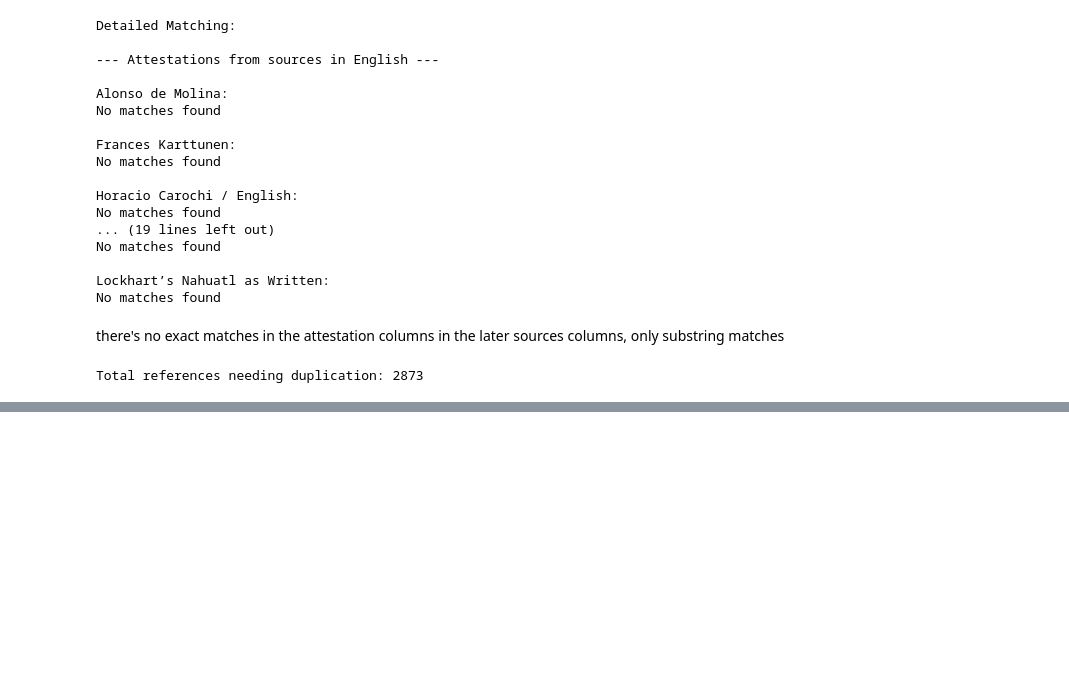
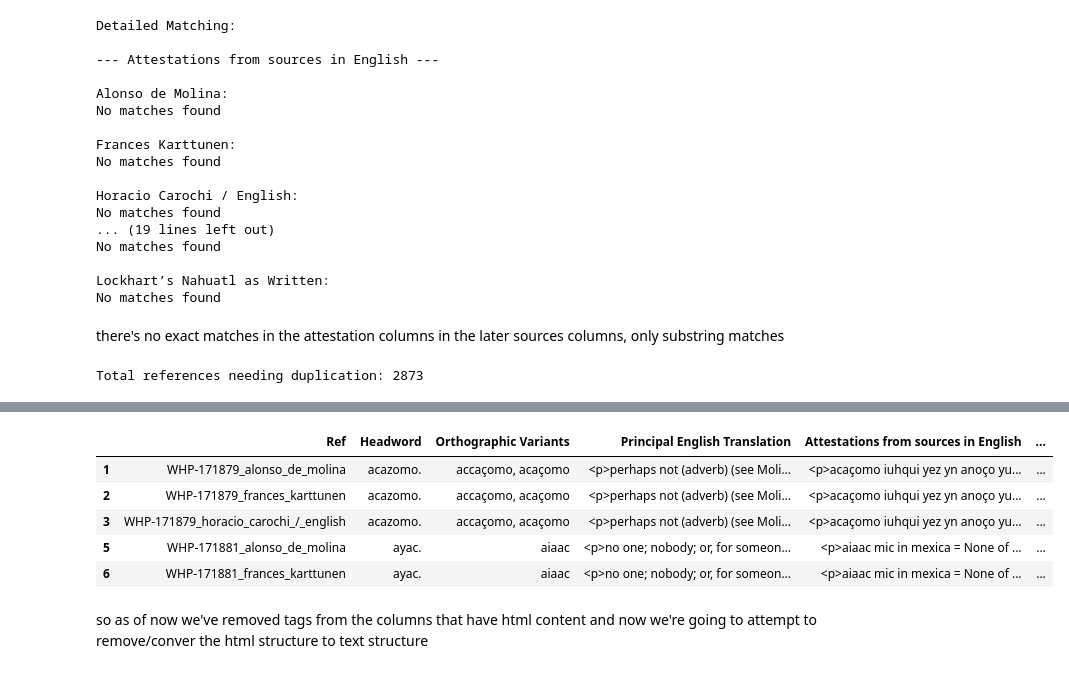
Before and after one commit to kevin14767/NahuatLEX, a Jupyter notebook: src/notebooks/whp_notebook.ipynb, the cells around one changed output, grey strips where cells are left out. Saved outputs shown, nothing was run; the diff lists cells and outputs as text; code cells hidden in the pictures; blank space fills up the shorter version.

```diff
--- a/src/notebooks/whp_notebook.ipynb
+++ b/src/notebooks/whp_notebook.ipynb
@@ -294,0 +347,10 @@ new_df.to_csv("WHP_EarlyNahuatl_data_rowsduplicatedv2.csv", encoding='utf-8-sig'
+# %%
+def identify_html_tags_basedoncolumn(column_name, df):
+    html_tags = set()
+    for value in df[column_name]:
+        if not pd.isna(value):
+            soup = BeautifulSoup(value, "html.parser")
+            for tag in soup.find_all():
+                if tag.name not in html_tags:
+                    html_tags.add(tag.name)
+    return html_tags
@@ -294,0 +368,70 @@ new_df.to_csv("WHP_EarlyNahuatl_data_rowsduplicatedv2.csv", encoding='utf-8-sig'
+# %%
+'''
+only valid tags that are html are 'em', 'strong', 'a', 'br', 'bibl', 'sup', 'span', and 'p', the rest seem to be formatting errors
+in the source code once I looked at the websites source code. The one thing that I feel is a typo is the 'bobl' to 'bibl'. So I changed those
+in the original dataset
+
+'''
+
+# I think from this point on I want to extract bibl tags only for the time being.
+
+# function to extract text from bibl tags in a string
+def extract_bibl_tags(text):
+    if pd.isna(text):
+        return None
+
+    soup = BeautifulSoup(text, "html.parser")
+    bibl_tags = soup.find_all('bibl')
+
+    if not bibl_tags:
+        return None, text
+
+    bibl_content = " | ".join([tag.get_text(strip=True) for tag in bibl_tags])
+    for tag in bibl_tags:
+        tag.replace_with("")
+
+    # return both the extracted bibl content and the modified text
+    return bibl_content, str(soup)
+
+# apply the function to each column and combine results
+def add_bibl_column(df, columns_to_check):
+    df['bibl_content'] = None
+
+    # for each row, check each column for bibl tags
+    for idx, row in df.iterrows():
+        bibl_texts = []
+
+        for col in columns_to_check:
+            if col in row.index and not pd.isna(row[col]):
+                bibl_text, cleaned_text = extract_bibl_tags(row[col])
+                df.at[idx, col] = cleaned_text
+                if bibl_text:
+                    bibl_texts.append(f"{col}: {bibl_text}")
+
+        # if any bibl tags were found, update the cell
+        if bibl_texts:
+            df.at[idx, 'bibl_content'] = " || ".join(bibl_texts)
+
+    return df
+
+# apply to your DataFrame
+columns_to_check_html = [
+    "Principal English Translation",
+    "Attestations from sources in English",
+    "Attestations from sources in Spanish",
+    "Full Original Entry"
+]
+
+df_temp = add_bibl_column(df_wout_ogrows, columns_to_check_html)
+
+display(df_temp.head())
+df_temp.to_csv("output.csv", encoding='utf-8-sig')
+# %% [output]
+|  | Ref | Headword | Orthographic Variants | Principal English Translation | Attestations from sources in English | ... |
+| 1 | WHP-171879_alonso_de_molina | acazomo. | accaçomo, acaçomo | <p>perhaps not (adverb) (see Moli... | <p>acaçomo iuhqui yez yn anoço yu... | ... |
+| 2 | WHP-171879_frances_karttunen | acazomo. | accaçomo, acaçomo | <p>perhaps not (adverb) (see Moli... | <p>acaçomo iuhqui yez yn anoço yu... | ... |
+| 3 | WHP-171879_horacio_carochi_/_english | acazomo. | accaçomo, acaçomo | <p>perhaps not (adverb) (see Moli... | <p>acaçomo iuhqui yez yn anoço yu... | ... |
+| 5 | WHP-171881_alonso_de_molina | ayac. | aiaac | <p>no one; nobody; or, for someon... | <p>aiaac mic in mexica = None of ... | ... |
+| 6 | WHP-171881_frances_karttunen | ayac. | aiaac | <p>no one; nobody; or, for someon... | <p>aiaac mic in mexica = None of ... | ... |
+# %% [markdown]
+so as of now we've removed <bibl> tags from the columns that have html content and now we're going to attempt to remove/conver the html structure to text structure
```
Also changed, not shown: parts of 7 cells of this notebook, 2 other files.
